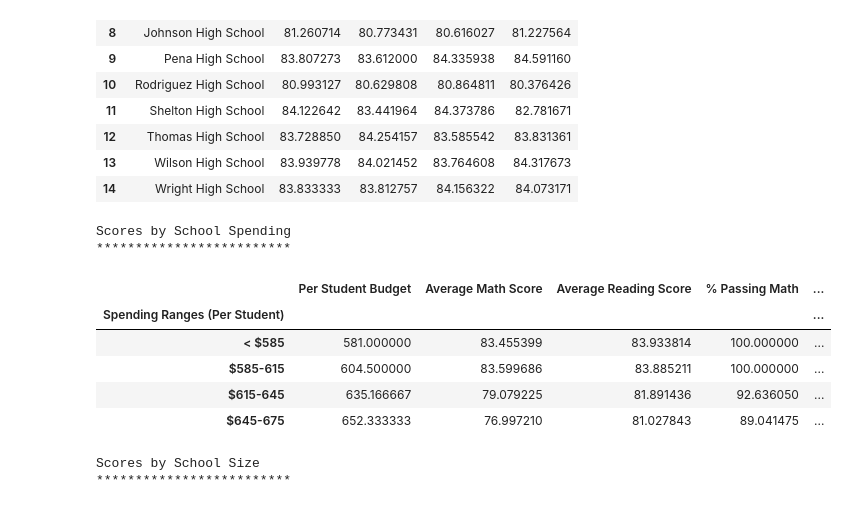
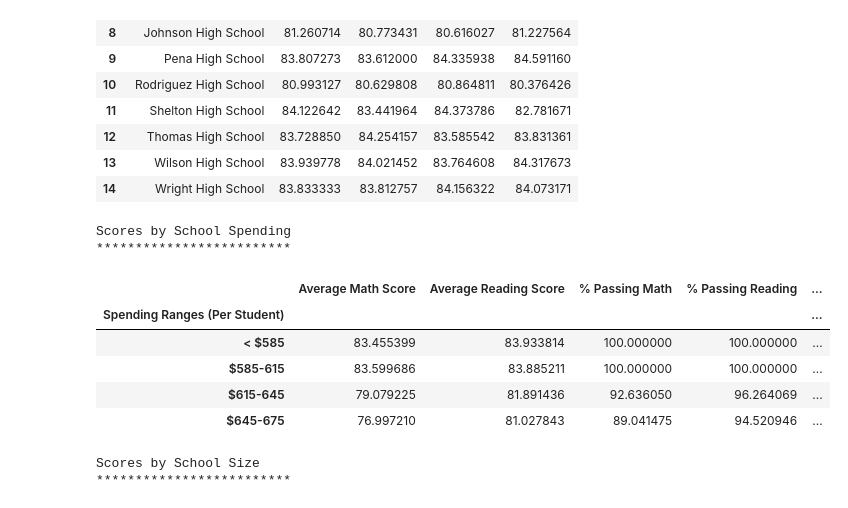
Before and after one commit to arunasunder/PYTHON-CHALLENGE, a Jupyter notebook: PyCitySchools/PyCitySchoolAnalysis.ipynb, the cells around one changed output. Cells and saved outputs as stored; diff of their text form; code cells hidden in the pictures.

```diff
--- a/PyCitySchools/PyCitySchoolAnalysis.ipynb
+++ b/PyCitySchools/PyCitySchoolAnalysis.ipynb
@@ -574,27 +561,30 @@ reduced_PerStudentSpending["Spending Ranges (Per Student)"] = pd.cut(reduced_Per
 
 #reduced_PerStudentSpending
 # %%
+#Drop un-needed columns before you group by
+reduced_PerStudentSpending.drop(['Per Student Budget'], axis = 1, inplace = True)
+
 # Fifth Step - Create a GroupBy object based upon "Spending Ranges (Per Student)" column
 PerStudentSpending_group = reduced_PerStudentSpending.groupby("Spending Ranges (Per Student)")
 
 # Sixth - Find how many rows fall into each bin - Ensure it counts to 15 school which it does
 #print(PerStudentSpending_group["school"].count())
 
 SchoolSpending_Header = "Scores by School Spending"
 print (color.BOLD + SchoolSpending_Header + color.END)
 print('*************************')
 
 # Finally - Get the average of each column within the GroupBy object - Get Average score on each
 PerStudentSpending_group.mean()
 # %% [output]
 Scores by School Spending
 *************************
-|  | Per Student Budget | Average Math Score | Average Reading Score | % Passing Math | ... |
+|  | Average Math Score | Average Reading Score | % Passing Math | % Passing Reading | ... |
 | Spending Ranges (Per Student) |  |  |  |  | ... |
-| < $585 | 581.000000 | 83.455399 | 83.933814 | 100.000000 | ... |
-| $585-615 | 604.500000 | 83.599686 | 83.885211 | 100.000000 | ... |
-| $615-645 | 635.166667 | 79.079225 | 81.891436 | 92.636050 | ... |
-| $645-675 | 652.333333 | 76.997210 | 81.027843 | 89.041475 | ... |
+| < $585 | 83.455399 | 83.933814 | 100.000000 | 100.000000 | ... |
+| $585-615 | 83.599686 | 83.885211 | 100.000000 | 100.000000 | ... |
+| $615-645 | 79.079225 | 81.891436 | 92.636050 | 96.264069 | ... |
+| $645-675 | 76.997210 | 81.027843 | 89.041475 | 94.520946 | ... |
 # %%
 # For Scores By School Size
 #First - Extract the columns needed for binning from both the school dataframe
```
Also changed, not shown: parts of 3 cells of this notebook, 1 other file.
